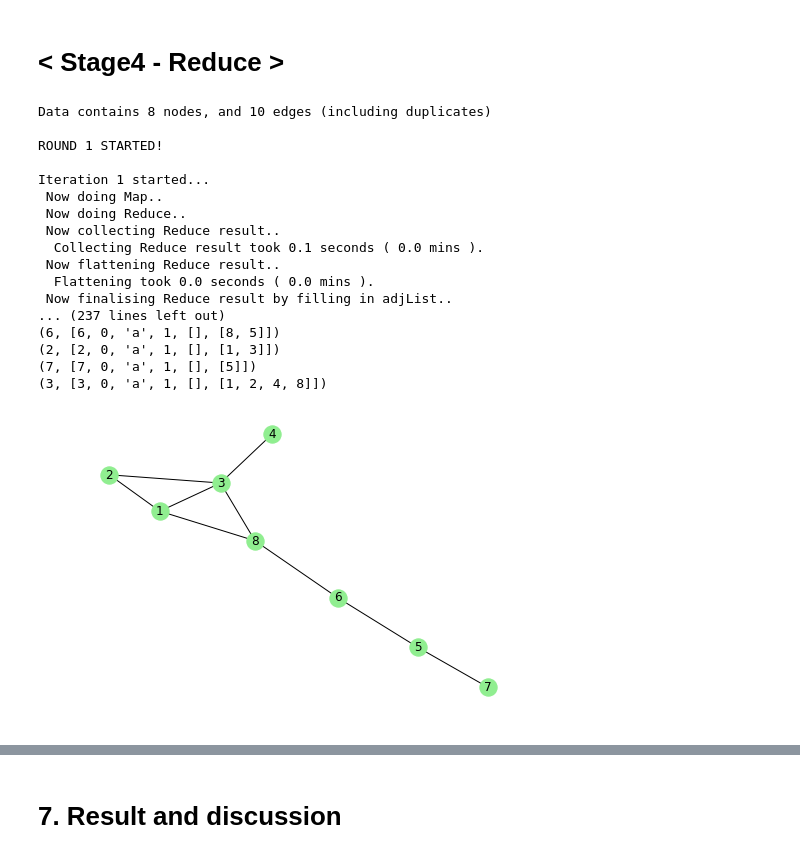
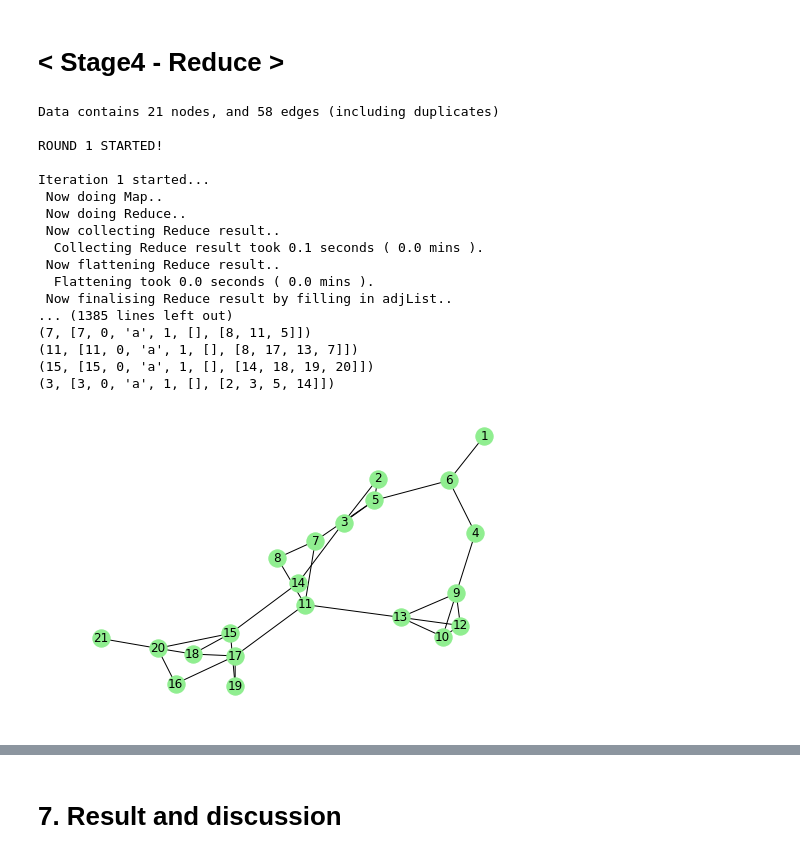
Before and after one commit to Yosuke-Ijiri/ELTDM-Project, a Jupyter notebook: ELTDM_Notebook_aggregated.ipynb, the cells around one changed output, grey strips where cells are left out. Cells and saved outputs as stored; diff of their text form; code cells hidden in the pictures.

```diff
--- a/ELTDM_Notebook_aggregated.ipynb
+++ b/ELTDM_Notebook_aggregated.ipynb
@@ -57,7 +57,7 @@ os.getcwd()
 # %%
 # Read the data
 #data = np.loadtxt("./Data/ca-GrQc_small.txt", dtype='uint16')
-data = np.loadtxt("./Data/test2.txt", dtype='uint16')
+data = np.loadtxt("./Data/test.txt", dtype='uint16')
 print(data)
 print(type(data))
 #data_ = pd.DataFrame(data)
@@ -375,13 +379,24 @@ def stage4_reduce(x, y):
         y[5] = x[5].copy()
         return y
     else:
-        return x
+        return x+y
+def revision(x):  # To flatten the pressed tuples (ones with status i)
+    tup = []
+    if len(x[1]) > 6:
+        for i in range(int(len(x[1])/6)):
+            tup.append((x[0],x[1][i*6:i*6+6]))
+        return tup
+    else:
+        return [x]
 # %%
 def from_tuples_to_edgelist(x):
-    result = []
+    res = []
     for i in range(len(x)):
         for j in range(len(x[i][1][5])):
-            result.append([x[i][0], x[i][1][5][j]])
+            res.append([x[i][0], x[i][1][5][j]])
+    res = set(map(tuple, res))  # Remove duplicate edges
+    res = list(res)
+    result = list(map(list, res))
     return result
 # %%
 #Visualisation of the graph
@@ -414,12 +429,13 @@ def draw_graph(graph):
 # %%
 import time
 
-rounds=3
+rounds=10
 r=1
 removed_edges=[]
 print("Data contains", len(nodeId), "nodes, and", nrow, "edges (including duplicates) \n")
+t_initial = time.time()
 
-for i in range(rounds):
+for round_counter in range(rounds):
     print("ROUND", r, "STARTED! \n")
 # Stage1
     t_start = time.time()
@@ -486,14 +502,14 @@ for i in range(rounds):
         print("Iteration", ite, "finished. There are", act_counter, "/", len(output), "active tuples left. \n")
         ite += 1
     stage1_output = output.copy()
-    print("All the iterations have finished. Stage1 was iterated for", ite-1, "times.")
-    print("Stage1 result is:")  # DELETE AFTER DEBUG
-    for i in range(len(stage1_output)):  # DELETE AFTER DEBUG
-        print(stage1_output[i])  # DELETE AFTER DEBUG
+    print("All the Stage1 iterations have finished. Stage1 was iterated for", ite-1, "times.")
+    print("Stage1 result is:")  # DELETE AFTER DEBUGGING
+    for i in range(len(stage1_output)):  # DELETE AFTER DEBUGGING
+        print(stage1_output[i])  # DELETE AFTER DEBUGGING
     t_end = time.time()
     elapsed_time = t_end-t_start
     elapsed_time_min = elapsed_time/60
-    print("Total execution time was", round(elapsed_time, 1), "seconds (", round(elapsed_time_min, 1), "mins ).")
+    print("Stage1 execution time was", round(elapsed_time, 1), "seconds (", round(elapsed_time_min, 1), "mins ).")
 
 # Stage2
     pre_map2 = sc.parallelize(stage1_output)
@@ -510,48 +526,58 @@ for i in range(rounds):
     # Stage3 Map & Reduce
     distributed_cache = pos_red2.map(lambda x: (x[1], x[0])).sortByKey(False).map(lambda x: (x[1], x[0])).take(k_iter)
     top5 = pos_red2.map(lambda x: (x[1], x[0])).sortByKey(False).map(lambda x: (x[1], x[0])).take(5)
     print("Edge betweenness Score Top 5 is:", top5)
     print("Round", r, "removes", distributed_cache)
     removed_edges.append(distributed_cache)
 # Stage4
+    if r == 3:  # DELETE AFTER DEBUGGING
+        debug_r3 = pre_map2  # DELETE AFTER DEBUGGING
     pos_map4 = pre_map2.flatMap(stage4_map)
-    debug = pos_map4.collect()  # DELETE AFTER DEBUG
-    print("post map4 result is:")  # DELETE AFTER DEBUG
-    for i in range(len(debug)):  # DELETE AFTER DEBUG
-        print(debug[i])  # DELETE AFTER DEBUG
-    pos_red4 = pos_map4.reduceByKey(stage4_reduce)
+    debug = pos_map4.collect()  # DELETE AFTER DEBUGGING
+    print("post map4 result is:")  # DELETE AFTER DEBUGGING
+    for i in range(len(debug)):  # DELETE AFTER DEBUGGING
+        print(debug[i])  # DELETE AFTER DEBUGGING
+    pos_red4 = pos_map4.reduceByKey(stage4_reduce).flatMap(revision)
     output = pos_red4.collect()
-    print("Stage4 output is:")  # DELETE AFTER DEBUG
-    for i in range(len(output)):  # DELETE AFTER DEBUG
-        print(output[i])  # DELETE AFTER DEBUG
+    print("Stage4 output is:")  # DELETE AFTER DEBUGGING
+    for i in range(len(output)):  # DELETE AFTER DEBUGGING
+        print(output[i])  # DELETE AFTER DEBUGGING
     elist = from_tuples_to_edgelist(output)
     draw_graph(elist)
 # Update adj_list
     adj_list = []
     for i in range(len(output)):
         targ = [output[i][0]]
         targ.extend(output[i][1][5])
         adj_list.append(targ)
-    print("New adj_list is:", adj_list)  # DELETE AFTER DEBUG
+    adj_list = set(map(tuple, adj_list))  # Remove duplicates
+    adj_list = list(adj_list)
+    adj_list = list(map(list, adj_list))
+    print("New adj_list is:", adj_list)  # DELETE AFTER DEBUGGING
     r += 1
-
-print('All the ', r-1, "rounds have finished. Removed edges were", removed_edges, ". \nPlease check graph figures.")
+    print("\n \n")
+t_terminal = time.time()
+total_time = t_terminal - t_initial
+print('All the ', r-1, 'rounds finished')
+print('Total execution time was', round(total_time, 1), 'seconds (', round(total_time/60, 1), 'mins)')
+print('Removed edges were', removed_edges)
+print('Please check the saved figures under "./Data/Figures"')
 # %% [output]
-Data contains 8 nodes, and 10 edges (including duplicates)
+Data contains 21 nodes, and 58 edges (including duplicates)
 
 ROUND 1 STARTED!
 
 Iteration 1 started...
  Now doing Map..
  Now doing Reduce..
  Now collecting Reduce result..
   Collecting Reduce result took 0.1 seconds ( 0.0 mins ).
  Now flattening Reduce result..
   Flattening took 0.0 seconds ( 0.0 mins ).
  Now finalising Reduce result by filling in adjList..
-... (237 lines left out)
-(6, [6, 0, 'a', 1, [], [8, 5]])
-(2, [2, 0, 'a', 1, [], [1, 3]])
-(7, [7, 0, 'a', 1, [], [5]])
-(3, [3, 0, 'a', 1, [], [1, 2, 4, 8]])
+... (1385 lines left out)
+(7, [7, 0, 'a', 1, [], [8, 11, 5]])
+(11, [11, 0, 'a', 1, [], [8, 17, 13, 7]])
+(15, [15, 0, 'a', 1, [], [14, 18, 19, 20]])
+(3, [3, 0, 'a', 1, [], [2, 3, 5, 14]])
-[figure, old version]
+[figure, new version]
```
Also changed, not shown: parts of 7 cells of this notebook, 12 other files.
